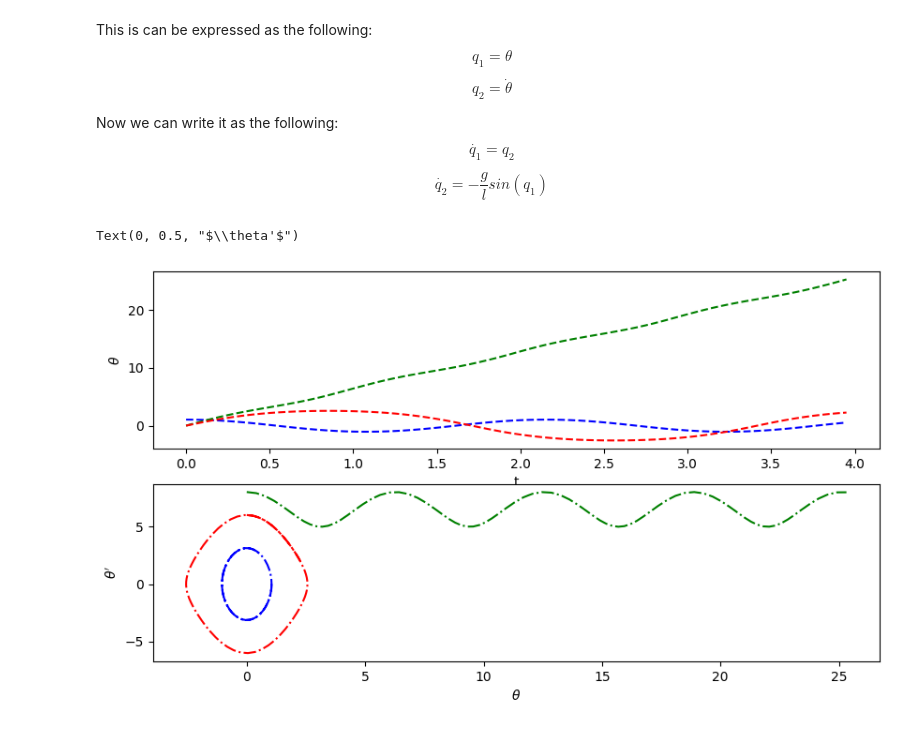
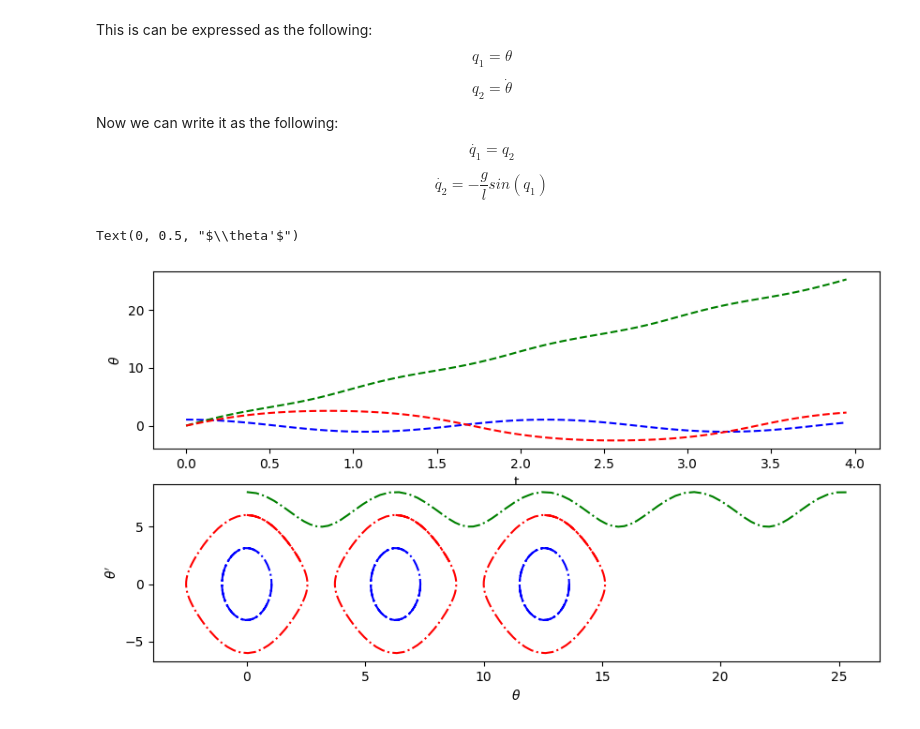
Before and after one commit to MandaKausthubh/Physics-Simulations, a Jupyter notebook: RungeKuttaMethod.ipynb, the cells around one changed output. Cells and saved outputs as stored; diff of their text form; code cells hidden in the pictures.

```diff
--- a/RungeKuttaMethod.ipynb
+++ b/RungeKuttaMethod.ipynb
@@ -47,31 +47,47 @@ def SimulatedFuncValues(x_values, h, q1_0, q2_0, differential):
         q1_val[i] = q1_val[i-1] + ((k1["q1"] + 2*k2["q1"] + 2*k3["q1"] + k4["q1"])/6)*h
         q2_val[i] = q2_val[i-1] + ((k1["q2"] + 2*k2["q2"] + 2*k3["q2"] + k4["q2"])/6)*h
     return (q1_val, q2_val)
 
 x_values = np.arange(0,4,0.05)
 
 fig, ax = plt.subplots(2, figsize=(10, 5.4))
 ax[0].plot(x_values, SimulatedFuncValues(x_values=x_values, h=0.05, q1_0=(mt.pi/3), q2_0=0, differential=DifferentialForPendulum)[0], '--b')
 ax[0].plot(x_values, SimulatedFuncValues(x_values=x_values, h=0.05, q1_0=0, q2_0=8, differential=DifferentialForPendulum)[0], '--g')
 ax[0].plot(x_values, SimulatedFuncValues(x_values=x_values, h=0.05, q1_0=0, q2_0=6, differential=DifferentialForPendulum)[0], '--r')
 ax[1].plot(
     SimulatedFuncValues(x_values=x_values, h=0.05, q1_0=(mt.pi/3), q2_0=0, differential=DifferentialForPendulum)[0],
     SimulatedFuncValues(x_values=x_values, h=0.05, q1_0=(mt.pi/3), q2_0=0, differential=DifferentialForPendulum)[1],
     '-.b')
 ax[1].plot(
     SimulatedFuncValues(x_values=x_values, h=0.05, q1_0=0, q2_0=8, differential=DifferentialForPendulum)[0],
     SimulatedFuncValues(x_values=x_values, h=0.05, q1_0=0, q2_0=8, differential=DifferentialForPendulum)[1],
     '-.g')
 ax[1].plot(
     SimulatedFuncValues(x_values=x_values, h=0.05, q1_0=0, q2_0=6, differential=DifferentialForPendulum)[0],
     SimulatedFuncValues(x_values=x_values, h=0.05, q1_0=0, q2_0=6, differential=DifferentialForPendulum)[1],
     '-.r')
+ax[1].plot(
+    SimulatedFuncValues(x_values=x_values, h=0.05, q1_0=4*mt.pi, q2_0=6, differential=DifferentialForPendulum)[0],
+    SimulatedFuncValues(x_values=x_values, h=0.05, q1_0=4*mt.pi, q2_0=6, differential=DifferentialForPendulum)[1],
+    '-.r')
+ax[1].plot(
+    SimulatedFuncValues(x_values=x_values, h=0.05, q1_0=(mt.pi/3) + 4*mt.pi, q2_0=0, differential=DifferentialForPendulum)[0],
+    SimulatedFuncValues(x_values=x_values, h=0.05, q1_0=(mt.pi/3) + 4*mt.pi, q2_0=0, differential=DifferentialForPendulum)[1],
+    '-.b')
+ax[1].plot(
+    SimulatedFuncValues(x_values=x_values, h=0.05, q1_0=2*mt.pi, q2_0=6, differential=DifferentialForPendulum)[0],
+    SimulatedFuncValues(x_values=x_values, h=0.05, q1_0=2*mt.pi, q2_0=6, differential=DifferentialForPendulum)[1],
+    '-.r')
+ax[1].plot(
+    SimulatedFuncValues(x_values=x_values, h=0.05, q1_0=(mt.pi/3) + 2*mt.pi, q2_0=0, differential=DifferentialForPendulum)[0],
+    SimulatedFuncValues(x_values=x_values, h=0.05, q1_0=(mt.pi/3) + 2*mt.pi, q2_0=0, differential=DifferentialForPendulum)[1],
+    '-.b')
 
 ax[0].set_xlabel("t")
 ax[0].set_ylabel(r"$\theta$")
 ax[1].set_xlabel(r"$\theta$")
 ax[1].set_ylabel(r"$\theta'$")
 # ax[0].legend()
 # %% [output]
 Text(0, 0.5, "$\\theta'$")
-[figure, old version]
+[figure, new version]
```
